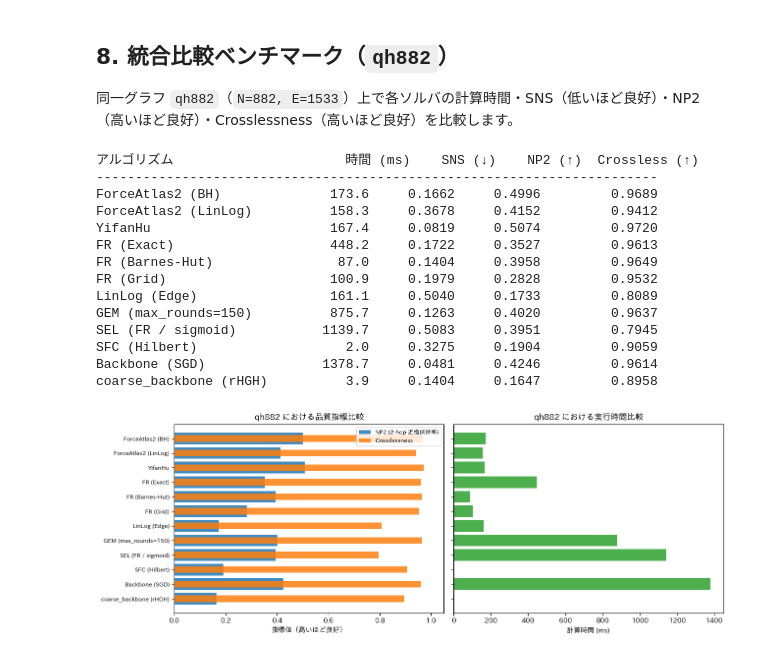
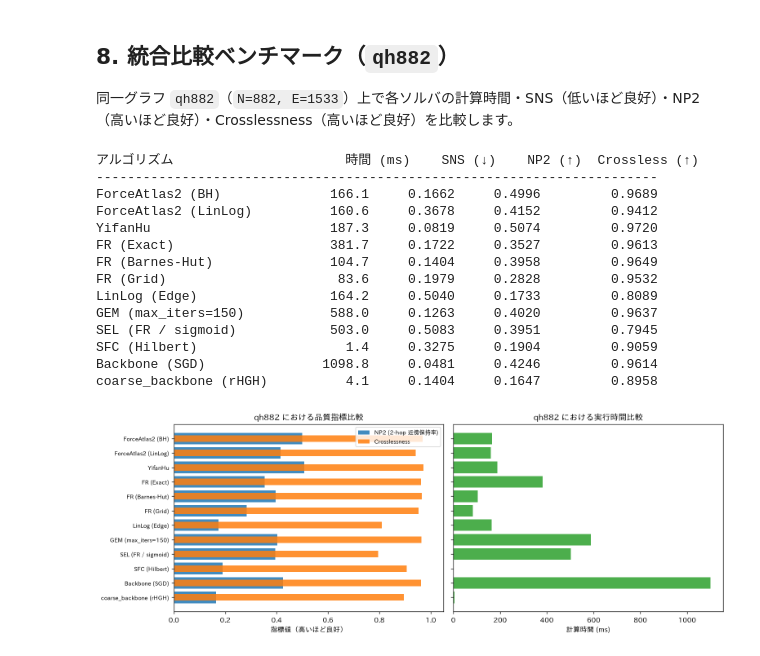
Before and after one commit to likr/egraph-rs, a Jupyter notebook: notebooks/04_force_directed_and_multilevel_layouts.ipynb, the cells around one changed output. Drawn from its saved outputs; the diff is of its cells as text; code cells hidden in the pictures.

```diff
--- a/notebooks/04_force_directed_and_multilevel_layouts.ipynb
+++ b/notebooks/04_force_directed_and_multilevel_layouts.ipynb
@@ -99,4 +101,5 @@ Loaded datasets: lesmis=(77, 254), qh882=(882, 1533), 1138_bus=(1138, 1458), pol
 # %%
+\
 degs_qh = np.array([g_qh.degree(u) for u in range(g_qh.num_nodes)], dtype=np.float64)
 radii_qh = 0.4 + 0.25 * np.sqrt(degs_qh)
 
@@ -127,11 +130,21 @@ for ax, (label, kwargs) in zip(axes.flat, fa2_configs):
     assert lay.is_all_finite()
     print(
         f"ForceAtlas2 [{label:<32}] status={status} iter={solver.iteration}/{solver.total_iterations} "
-        f"prevent_overlap={solver.prevent_overlap} default_r={solver.default_node_radius} "
+        f"prevent_overlap={solver.prevent_overlap} max_disp={solver.max_displacement} "
         f"len(radii)={len(solver.node_radii)} | {ms:6.1f} ms | SNS={sns:.4f} NP2={np2:.4f} CR={cr:.4f}"
     )
     plot_graph_2d(g_qh, lay, ax, title=f"ForceAtlas2: {label}\n{ms:.0f} ms | NP2={np2:.3f}, CR={cr:.3f}", node_size=8.0)
 
+# 3D LayoutNd support check for ForceAtlas2 / FR / YifanHu
+nd_fa2 = eg.LayoutNd.init(g_lesmis.num_nodes, 3, seed=42)
+eg.ForceAtlas2Solver(g_lesmis, iterations=80, seed=42).run(nd_fa2)
+nd_fr = eg.LayoutNd.init(g_lesmis.num_nodes, 3, seed=42)
+eg.FruchtermanReingoldSolver(g_lesmis, iterations=80, backend="barnes_hut", seed=42).run(nd_fr)
+print(
+    f"3D LayoutNd SNS (lesmis): FA2={eg.scale_normalized_stress(g_lesmis, nd_fa2):.4f}, "
+    f"FR={eg.scale_normalized_stress(g_lesmis, nd_fr):.4f}"
+)
+
 plt.tight_layout()
 plt.show()
 # %% [output]
@@ -308,13 +325,21 @@ YifanHu (qh882): num_levels=8, time=170.9 ms, NP2=0.5074
   ※ 正方格子や 4-サイクルのように全辺の構造エントロピーが均一なグラフでは `modulated_weights()` がすべて 0 になるため、コミュニティ構造が不均一な `lesmis` のようなグラフで真価を発揮します。
 - `SfcLayoutSolver` は階層的 Louvain 順序（`vertex_order()`）を 1 ステップ（`total_iterations == 1`）で `"hilbert"` または `"morton"` 曲線上の 2D グリッドへ配置します。
 # %%
+\
 sel_mappings = ["sigmoid", "linear", "tanh", "custom_logistic", "binary"]
 sel_results = {}
 
 for mp in sel_mappings:
     lay = eg.Layout2d.init(g_lesmis.num_nodes, seed=42)
     t0 = time.perf_counter()
-    solver = eg.SelLayoutSolver(g_lesmis, mapping=mp, layout_backend="fr", iterations=150, seed=42)
+    solver = eg.SelLayoutSolver(
+        g_lesmis,
+        mapping=mp,
+        layout_backend="fr",
+        iterations=150,
+        fr_config={"gravity": 0.5},
+        seed=42,
+    )
     solver.run(lay)
     ms = (time.perf_counter() - t0) * 1000.0
     mw = solver.modulated_weights()
@@ -325,10 +350,17 @@ for mp in sel_mappings:
         f"w=[{mw.min():.3f}, {mw.mean():.3f}, {mw.max():.3f}] | {ms:5.1f} ms | NP2={np2:.4f}"
     )
 
-# Also run SEL with layout_backend="t_fdp"
+# Also run SEL with layout_backend="t_fdp" and t_fdp_config
 lay_sel_tfdp = eg.Layout2d.init(g_lesmis.num_nodes, seed=42)
 t0 = time.perf_counter()
-sel_tfdp = eg.SelLayoutSolver(g_lesmis, mapping="sigmoid", layout_backend="t_fdp", iterations=60, seed=42)
+sel_tfdp = eg.SelLayoutSolver(
+    g_lesmis,
+    mapping="sigmoid",
+    layout_backend="t_fdp",
+    iterations=60,
+    t_fdp_config={"alpha": 1.2},
+    seed=42,
+)
 sel_tfdp.run(lay_sel_tfdp)
 ms_tfdp = (time.perf_counter() - t0) * 1000.0
 sns_tf, np2_tf, cr_tf = eval_summary(g_lesmis, lay_sel_tfdp)
@@ -487,6 +520,7 @@ coarse_backbone_init (disconnected poli): 135.6 ms | coarse_nodes=209, coarse_ed
 
 同一グラフ `qh882`（`N=882, E=1533`）上で各ソルバの計算時間・SNS（低いほど良好）・NP2（高いほど良好）・Crosslessness（高いほど良好）を比較します。
 # %%
+\
 bench_rows = []
 
 
@@ -512,7 +546,7 @@ run_bench("FR (Exact)", lambda: _solve(eg.FruchtermanReingoldSolver, iterations=
 run_bench("FR (Barnes-Hut)", lambda: _solve(eg.FruchtermanReingoldSolver, iterations=120, backend="barnes_hut"))
 run_bench("FR (Grid)", lambda: _solve(eg.FruchtermanReingoldSolver, iterations=120, backend="grid"))
 run_bench("LinLog (Edge)", lambda: _solve(eg.LinLogSolver, iterations=200, repulsion_model="edge_repulsion"))
-run_bench("GEM (max_rounds=150)", lambda: _solve(eg.GemSolver, max_rounds=150))
+run_bench("GEM (max_iters=150)", lambda: _solve(eg.GemSolver, max_iterations=150))
 run_bench("SEL (FR / sigmoid)", lambda: _solve(eg.SelLayoutSolver, mapping="sigmoid", layout_backend="fr", iterations=150))
 run_bench("SFC (Hilbert)", lambda: _solve(eg.SfcLayoutSolver, curve="hilbert"))
 run_bench("Backbone (SGD)", lambda: _solve(eg.BackboneSolver, layout_mode="sgd", iterations=60))
@@ -525,43 +559,43 @@ for name, ms, sns, np2, cr in bench_rows:
 
 names = [r[0] for r in bench_rows]
 times = [r[1] for r in bench_rows]
 np2s = [r[3] for r in bench_rows]
 crs = [r[4] for r in bench_rows]
 
 fig, axes = plt.subplots(1, 2, figsize=(13, 4.8))
 y_pos = np.arange(len(names))
 axes[0].barh(y_pos, np2s, color="#1f77b4", alpha=0.85, label="NP2 (2-hop 近傍保持率)")
 axes[0].barh(y_pos, crs, height=0.45, color="#ff7f0e", alpha=0.85, label="Crosslessness")
 axes[0].set_yticks(y_pos)
 axes[0].set_yticklabels(names, fontsize=8.5)
 axes[0].invert_yaxis()
 axes[0].set_xlim(0, 1.05)
 axes[0].set_xlabel("指標値（高いほど良好）")
 axes[0].set_title("qh882 における品質指標比較")
 axes[0].legend(fontsize=8.5)
 
 axes[1].barh(y_pos, times, color="#2ca02c", alpha=0.85)
 axes[1].set_yticks(y_pos)
 axes[1].set_yticklabels([])
 axes[1].invert_yaxis()
 axes[1].set_xlabel("計算時間 (ms)")
 axes[1].set_title("qh882 における実行時間比較")
 
 plt.tight_layout()
 plt.show()
 # %% [output]
 アルゴリズム                      時間 (ms)    SNS (↓)    NP2 (↑)  Crossless (↑)
 ------------------------------------------------------------------------
-ForceAtlas2 (BH)              173.6     0.1662     0.4996         0.9689
-ForceAtlas2 (LinLog)          158.3     0.3678     0.4152         0.9412
-YifanHu                       167.4     0.0819     0.5074         0.9720
-FR (Exact)                    448.2     0.1722     0.3527         0.9613
-FR (Barnes-Hut)                87.0     0.1404     0.3958         0.9649
-FR (Grid)                     100.9     0.1979     0.2828         0.9532
-LinLog (Edge)                 161.1     0.5040     0.1733         0.8089
-GEM (max_rounds=150)          875.7     0.1263     0.4020         0.9637
-SEL (FR / sigmoid)           1139.7     0.5083     0.3951         0.7945
-SFC (Hilbert)                   2.0     0.3275     0.1904         0.9059
-Backbone (SGD)               1378.7     0.0481     0.4246         0.9614
-coarse_backbone (rHGH)          3.9     0.1404     0.1647         0.8958
+ForceAtlas2 (BH)              166.1     0.1662     0.4996         0.9689
+ForceAtlas2 (LinLog)          160.6     0.3678     0.4152         0.9412
+YifanHu                       187.3     0.0819     0.5074         0.9720
+FR (Exact)                    381.7     0.1722     0.3527         0.9613
+FR (Barnes-Hut)               104.7     0.1404     0.3958         0.9649
+FR (Grid)                      83.6     0.1979     0.2828         0.9532
+LinLog (Edge)                 164.2     0.5040     0.1733         0.8089
+GEM (max_iters=150)           588.0     0.1263     0.4020         0.9637
+SEL (FR / sigmoid)            503.0     0.5083     0.3951         0.7945
+SFC (Hilbert)                   1.4     0.3275     0.1904         0.9059
+Backbone (SGD)               1098.8     0.0481     0.4246         0.9614
+coarse_backbone (rHGH)          4.1     0.1404     0.1647         0.8958
-[figure, old version]
+[figure, new version]
```
Also changed, not shown: parts of 11 cells of this notebook, 9 other files.
